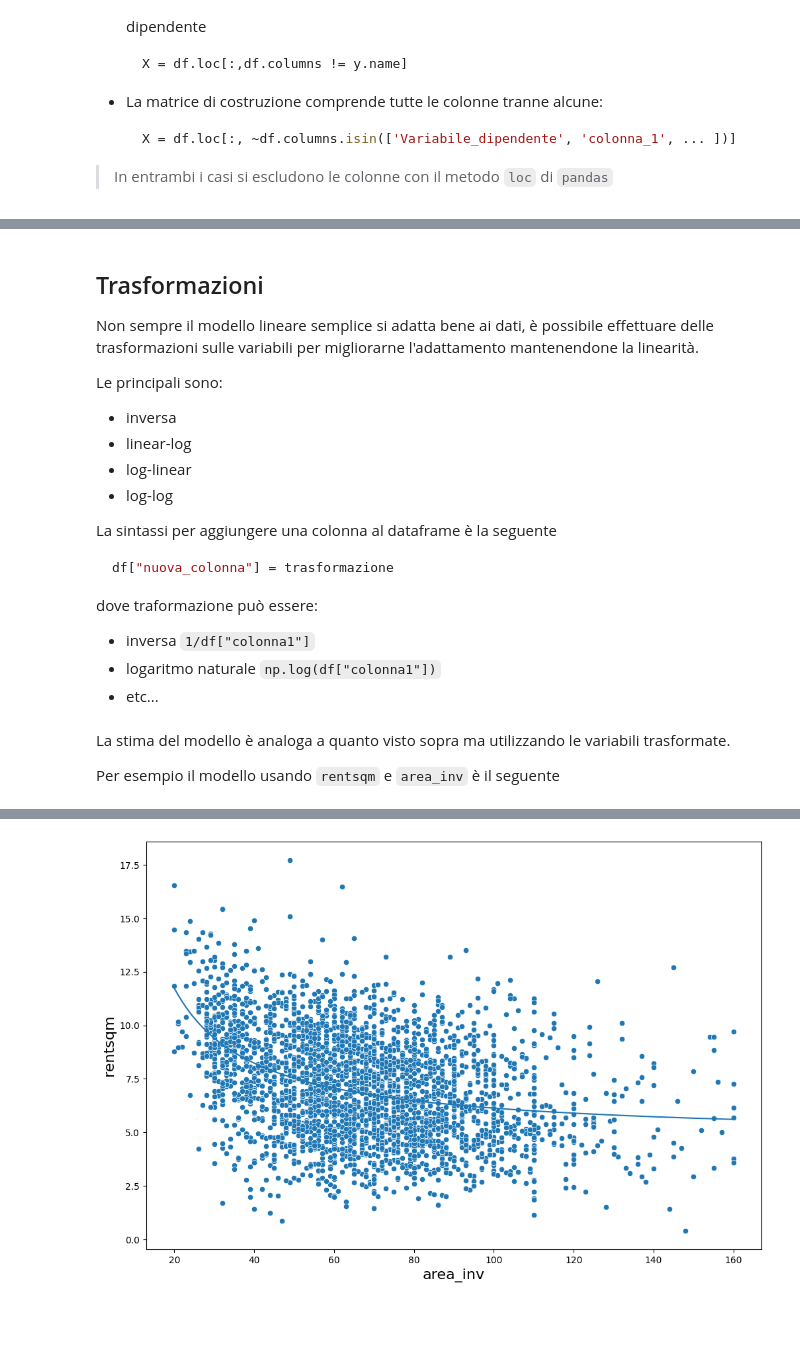
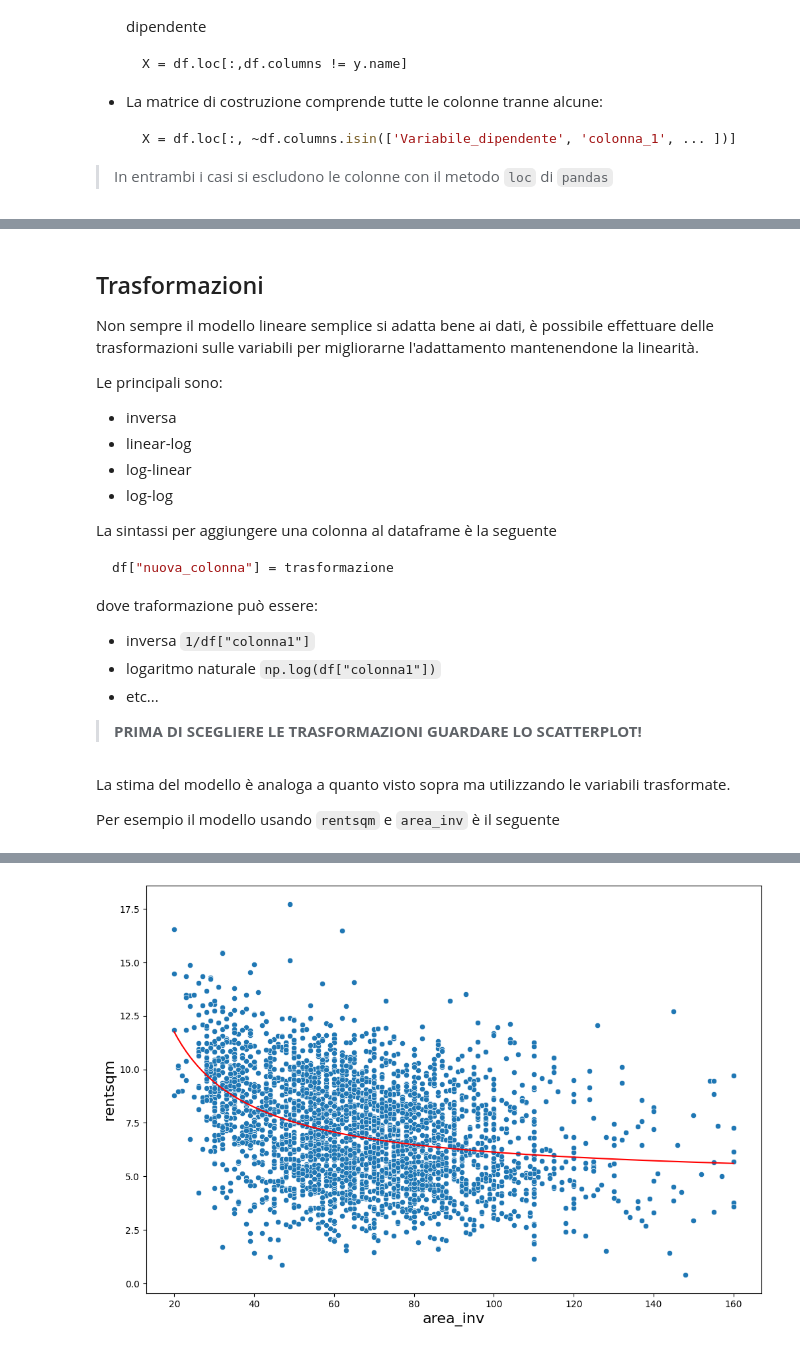
Before and after one commit to cMancio00/statsmodels-tutorial, a Jupyter notebook: NoteBooks/RegressioneLineareClassica.ipynb, the cells around one changed output, grey strips where cells are left out. Cells and saved outputs as stored; diff of their text form; code cells hidden in the pictures; blank space fills up the shorter version.

```diff
--- a/NoteBooks/RegressioneLineareClassica.ipynb
+++ b/NoteBooks/RegressioneLineareClassica.ipynb
@@ -150,6 +150,8 @@ dove traformazione può essere:
 - inversa `1/df["colonna1"]`
 - logaritmo naturale `np.log(df["colonna1"])`
 - etc...
+
+> **PRIMA DI SCEGLIERE LE TRASFORMAZIONI GUARDARE LO SCATTERPLOT!**
 # %%
 df["area_inv"] = 1/df["area"]
 
@@ -172,7 +174,7 @@ plt.ylabel("rentsqm",size=16)
 #Plot the data
 sns.scatterplot(x = df["area"], y = y)
 #Plot the regression line
-sns.lineplot(x = df["area"], y = results.fittedvalues)
+sns.lineplot(x = df["area"], y = results.fittedvalues,color="red")
 
 plt.show()
 # %% [output]
@@ -186,11 +188,11 @@ Time:                        19:18:58   Log-Likelihood:                -6859.7
 No. Observations:                3082   AIC:                         1.372e+04
 Df Residuals:                    3080   BIC:                         1.374e+04
 Df Model:                           1
 Covariance Type:            nonrobust
 ==============================================================================
 ... (9 lines left out)
 ==============================================================================
 
 Notes:
 [1] Standard Errors assume that the covariance matrix of the errors is correctly specified.
-[figure, old version]
+[figure, new version]
```
Also changed, not shown: parts of 5 cells of this notebook.
